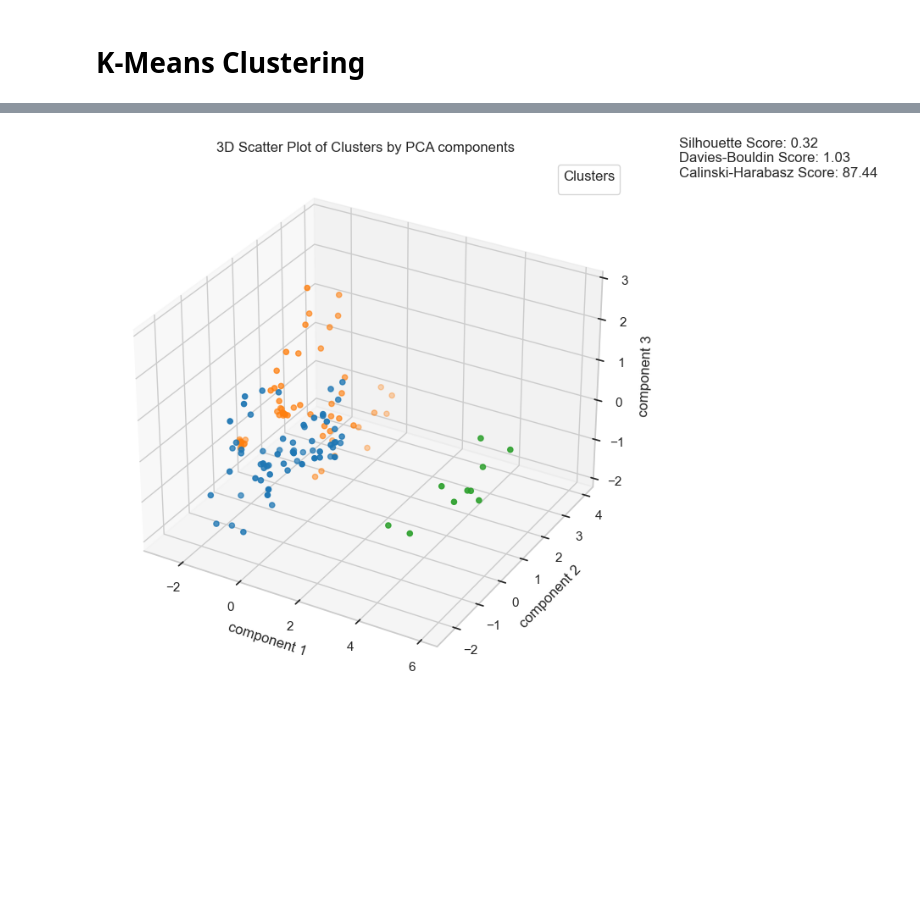
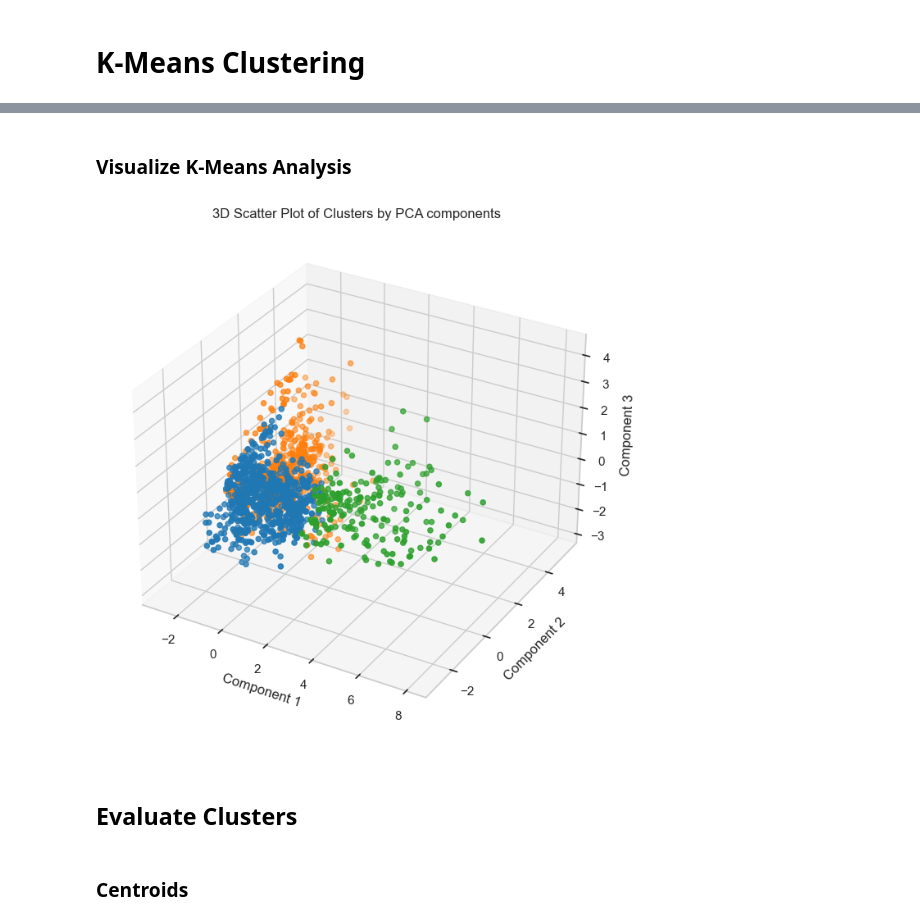
Before and after one commit to SethKalantzis-103992935/COS30049-Computing-Technology-Innovation-Project, a Jupyter notebook: v3/analysis/clustering-k-means.ipynb, the cells around one changed output, grey strips where cells are left out. Drawn from its saved outputs; the diff is of its cells as text; code cells hidden in the pictures; blank space fills up the shorter version.

Commit message:
Finalize kmeans analysis

```diff
--- a/v3/analysis/clustering-k-means.ipynb
+++ b/v3/analysis/clustering-k-means.ipynb
@@ -44,0 +57,3 @@ df = pd.read_csv(paths[chosen_dataset])                                   # Read
+# %%
+# Choose the dataset to be used.
+chosen_dataset = 3
@@ -164,18 +200,20 @@ plt.show()
 # Perform PCA with the chosen number of components.
 pca = PCA(n_components=n_components)                                # Create a PCA object with the chosen number of components
 pca.fit(pollutant_columns_scaled)                                   # Fit the PCA object to the scaled pollutant columns
-pca.transform(pollutant_columns_scaled)                             # Transform the scaled pollutant columns
 scores_pca = pca.transform(pollutant_columns_scaled)                # Extract the transformed pollutant columns
 
 # Visualize the transformed data.
-fig = plt.figure(figsize=(10, 6))                                   # Create a figure
+fig = plt.figure(figsize=(10, 8))                                   # Create a figure
 ax = fig.add_subplot(111, projection='3d')                          # Create a 3D axis
 ax.scatter(scores_pca[:, 0], scores_pca[:, 1], scores_pca[:, 2])    # Scatter plot the transformed data
-ax.set_xlabel('Principal Component 1')                              # Set the x-axis label
-ax.set_ylabel('Principal Component 2')                              # Set the y-axis label
-ax.set_zlabel('Principal Component 3')                              # Set the z-axis label
-ax.set_title('Transformed Pollutant Data')                          # Set the title
+ax.set_xlabel('Component 1')                                        # Set the x-axis label
+ax.set_ylabel('Component 2')                                        # Set the y-axis label
+ax.set_zlabel('Component 3')                                        # Set the z-axis label
+ax.set_title('3D Scatter Plot by PCA Components')                   # Set the title
+
+# Add text to the right of the plot
+ax.text2D(1.12, -.02, ' ', transform=ax.transAxes, fontsize=12, verticalalignment='top', horizontalalignment='right')  # Add empty text to the bottom right of the plot to extend margins and ensure that the labels are not cut off
+
+# Show the plot
 plt.show()                                                          # Show the plot
-
-# TODO: Set PC3 label
 # %% [output]
@@ -232,3 +339,5 @@ display(df.head().style.set_table_styles([{'selector': 'th', 'props': [('min-wid
+# %% [markdown]
+### Visualize K-Means Analysis
 # %%
 # Visualize the clusters in 2D.
 if (n_components == 2):                                                                                # If the number of components is 2
@@ -261,50 +370,36 @@ if (n_components == 3):
     x_axis = df['component 1']                                                                         # Extract the x-axis
     y_axis = df['component 2']                                                                         # Extract the y-axis
     z_axis = df['component 3']                                                                         # Extract the z-axis
 
     # Set the colors for the clusters.
     palette = sns.color_palette('tab10', n_colors=3)                                                   # Create a color palette
     color_mapping = {                                                                                  # Create a color mapping for the clusters
         'Cluster 1': palette[0],
         'Cluster 2': palette[1],
         'Cluster 3': palette[2]
     }
-    colors = df['cluster'].map(color_mapping)                                                          # Map cluster labels to colors
+    colors = df['cluster'].map(color_mapping).values                                                   # Map cluster labels to colors and convert to array
 
     # Create a 3D scatter plot.
     fig = plt.figure(figsize=(10, 8))                                                                  # Create a figure
     ax = fig.add_subplot(111, projection='3d')                                                         # Add a 3D subplot
     scatter = ax.scatter(x_axis, y_axis, z_axis, c=colors)                                             # Create a scatter plot
-    ax.set_xlabel('component 1')                                                                       # Set the x-axis label
-    ax.set_ylabel('component 2')                                                                       # Set the y-axis label
-    ax.set_zlabel('component 3')                                                                       # Set the z-axis label
+    ax.set_xlabel('Component 1')                                                                       # Set the x-axis label
+    ax.set_ylabel('Component 2')                                                                       # Set the y-axis label
+    ax.set_zlabel('Component 3')                                                                       # Set the z-axis label
     ax.set_title('3D Scatter Plot of Clusters by PCA components')                                      # Set the title
-    ax.legend(*scatter.legend_elements(), title="Clusters")                                            # Add a legend
-
-    # Calculate and display metrics for each cluster
-    # TODO: Fix metrics
-    silhouette_avg = silhouette_score(scores_pca, kmeans_pca.labels_)                                  # Calculate the silhouette score
-    davies_bouldin_avg = davies_bouldin_score(scores_pca, kmeans_pca.labels_)                          # Calculate the Davies-Bouldin score
-    calinski_harabasz_avg = calinski_harabasz_score(scores_pca, kmeans_pca.labels_)                    # Calculate the Calinski-Harabasz score
-
-    # Set the text for the metrics
-    metrics_text = (f"Silhouette Score: {silhouette_avg:.2f}\n"                                        # Set the text for the silhouette score
-                    f"Davies-Bouldin Score: {davies_bouldin_avg:.2f}\n"                                # Set the text for the Davies-Bouldin score
-                    f"Calinski-Harabasz Score: {calinski_harabasz_avg:.2f}")                           # Set the text for the Calinski-Harabasz score
-
-    # Add the metrics text to the plot
-    ax.text2D(1.1, 1, metrics_text, transform=ax.transAxes, fontsize=12, verticalalignment='center')   # Add the metrics text to the plot
+    ax.text2D(1.12, -.02, ' ', transform=ax.transAxes, fontsize=12, verticalalignment='top', horizontalalignment='right')  # Add empty text to the bottom right of the plot to extend margins and ensure that the labels are not cut off
 
     # Show the plot
     plt.show()                                                                                         # Show the plot
 
 # More than 3 components
 if (n_components > 3):
     print('Too many components to visualize in 2D or 3D.')                                             # Print a stating that there are too many components to visualize in 2D or 3D
     cluster_summary = df.groupby('cluster').mean()[pollutant_columns + health_stat_columns]            # Group the dataframe by cluster and calculate the mean of pollutant and health columns
     cluster_summary['Count'] = df['cluster'].value_counts()                                            # Add a 'Count' column to the cluster summary
     cluster_summary = cluster_summary.reset_index()                                                    # Reset the index of the cluster summary
     cluster_summary = cluster_summary.rename(columns={'index': 'Cluster'})                             # Rename the 'index' column to 'Cluster'
     display(cluster_summary)                                                                           # Display the cluster summary
 # %% [output]
-[figure, old version]
+[figure, new version]
@@ -315,0 +406,4 @@ y_axis = df['cluster']                               # Set the x-axis to the clu
+# %% [markdown]
+## Evaluate Clusters
+# %% [markdown]
+### Centroids
```
Also changed, not shown: parts of 40 cells of this notebook.
